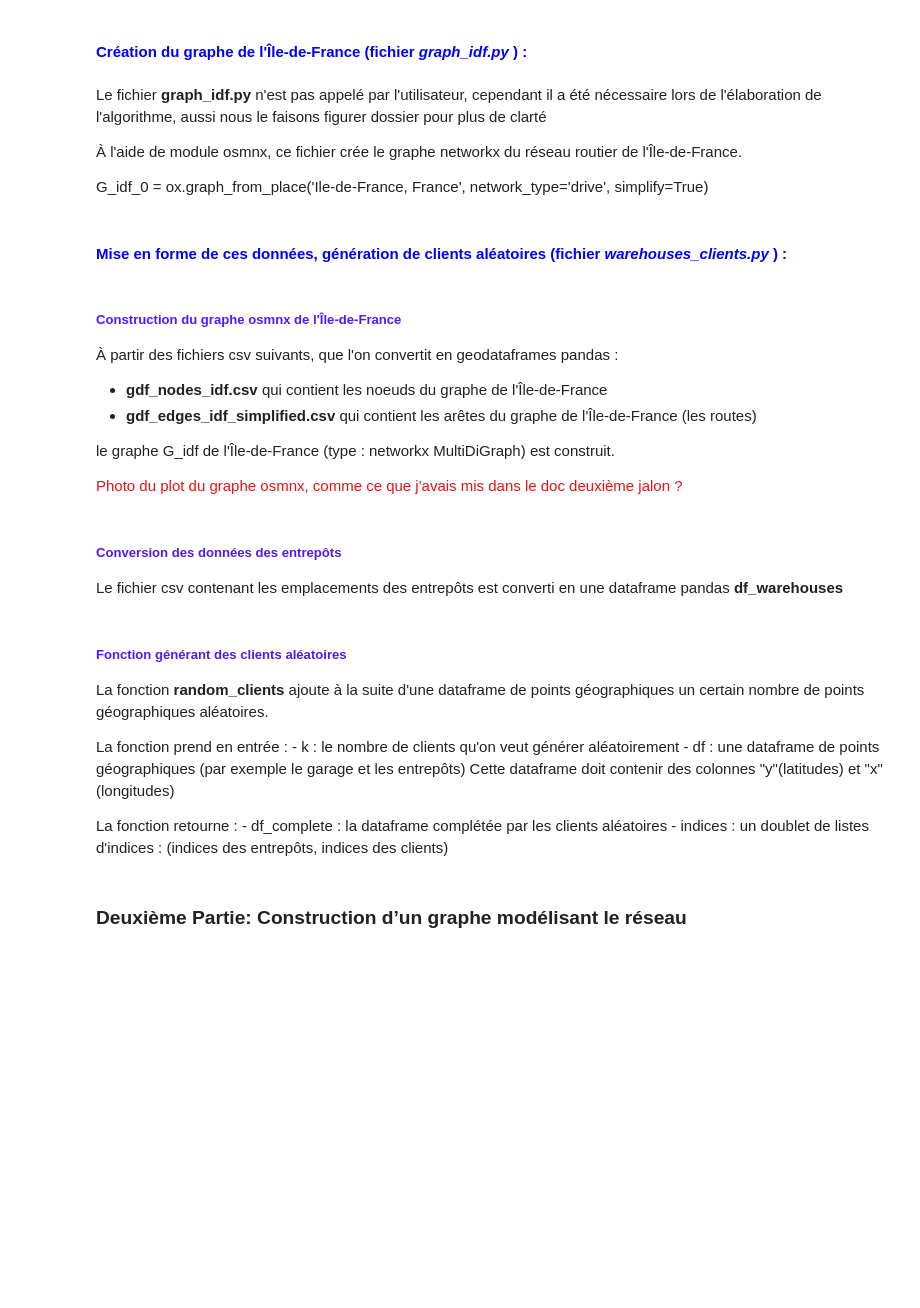
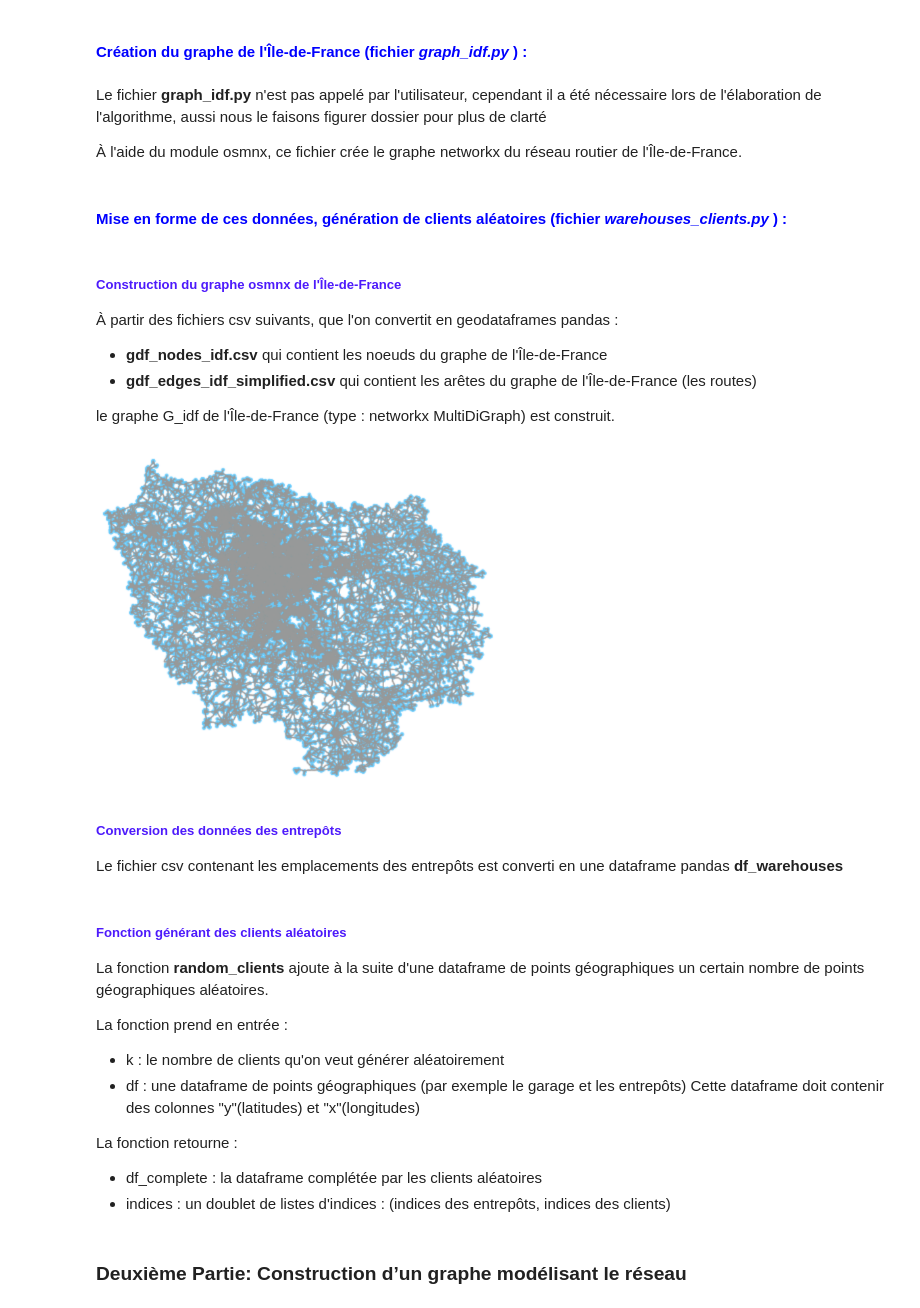
Before and after one commit to EmmaBouhanna/optim_livraison, a Jupyter notebook: Documentation.ipynb, the cells around one changed output. Drawn from its saved outputs; the diff is of its cells as text; code cells hidden in the pictures; blank space fills up the shorter version.

```diff
--- a/Documentation.ipynb
+++ b/Documentation.ipynb
@@ -41,10 +51,7 @@ Le fichier peut être modifié facilement pour inclure de nouvelles données.
 # %% [markdown]
 Le fichier **graph_idf.py** n'est pas appelé par l'utilisateur, cependant il a été nécessaire lors de l'élaboration de l'algorithme, aussi nous le faisons figurer dossier pour plus de clarté
 
-À l'aide de module osmnx, ce fichier crée le graphe networkx du réseau routier de l'Île-de-France.
-
-
-G_idf_0 = ox.graph_from_place('Ile-de-France, France', network_type='drive', simplify=True)
+À l'aide du module osmnx, ce fichier crée le graphe networkx du réseau routier de l'Île-de-France.
 # %% [markdown]
 #### <font color = "blue"> Mise en forme de ces données, génération de clients aléatoires (fichier <i> warehouses_clients.py </i>) : </font>
 # %% [markdown]
@@ -54,8 +61,10 @@ G_idf_0 = ox.graph_from_place('Ile-de-France, France', network_type='drive', sim
 - **gdf_edges_idf_simplified.csv** qui contient les arêtes du graphe de l'Île-de-France (les routes)
 
 le graphe G_idf de l'Île-de-France (type : networkx MultiDiGraph) est construit.
-
-<font style="color:#EA1313"> Photo du plot du graphe osmnx, comme ce que j'avais mis dans le doc deuxième jalon ?</font>
+# %%
+Image(filename = "graphe_idf.png", width=400)
+# %% [output]
+[figure, added]
 # %% [markdown]
 ##### <font style="color:#4D1AFB"> Conversion des données des entrepôts </font>
 
@@ -66,14 +75,13 @@ Le fichier csv contenant les emplacements des entrepôts est converti en une dat
 La fonction **random_clients** ajoute à la suite d'une dataframe de points géographiques un certain nombre de points géographiques aléatoires.
 
 La fonction prend en entrée :
-    - k : le nombre de clients qu'on veut générer aléatoirement
-    - df : une dataframe de points géographiques (par exemple le garage et les entrepôts)
-    Cette dataframe doit contenir des colonnes "y"(latitudes) et "x"(longitudes)
+- k : le nombre de clients qu'on veut générer aléatoirement
+- df : une dataframe de points géographiques (par exemple le garage et les entrepôts)
+Cette dataframe doit contenir des colonnes "y"(latitudes) et "x"(longitudes)
 
 La fonction retourne :
-    - df_complete : la dataframe complétée par les clients aléatoires
-    - indices : un doublet de listes d'indices :
-    (indices des entrepôts, indices des clients)
+- df_complete : la dataframe complétée par les clients aléatoires
+- indices : un doublet de listes d'indices : (indices des entrepôts, indices des clients)
 # %% [markdown]
 ### Deuxième Partie: Construction d’un graphe modélisant le réseau
 # %% [markdown]
```
Also changed, not shown: parts of 7 cells of this notebook, 4 other files.
